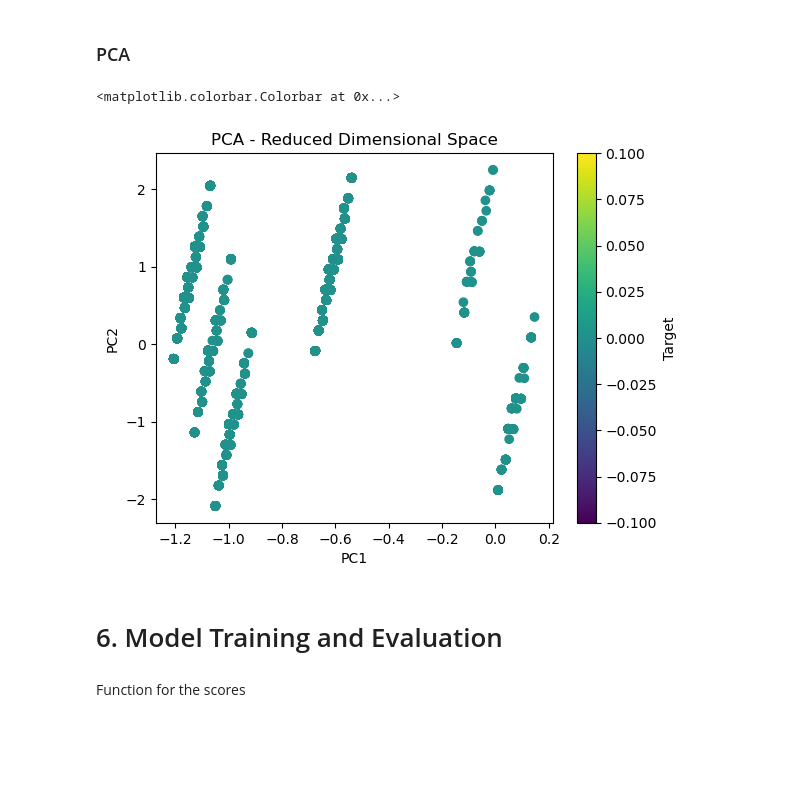
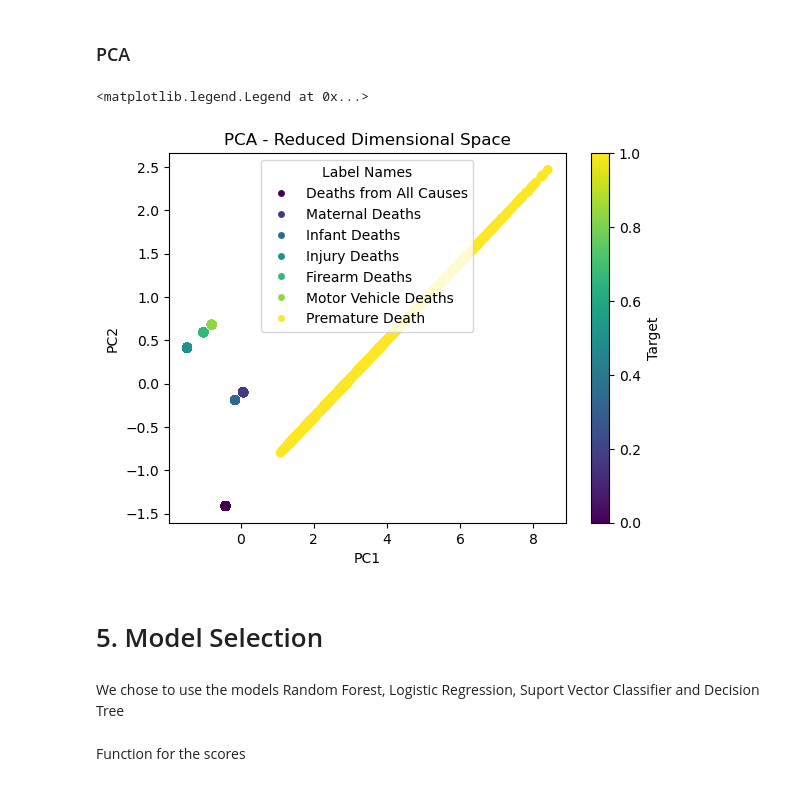
Before and after one commit to kohlerch/G4C-Project, a Jupyter notebook: Project/big-cities-health/Deaths_PreProcessing.ipynb, the cells around one changed output. Drawn from its saved outputs; the diff is of its cells as text; code cells hidden in the pictures; blank space fills up the shorter version.

```diff
--- a/Project/big-cities-health/Deaths.ipynb
+++ b/Project/big-cities-health/Deaths_PreProcessing.ipynb
@@ -568,7 +575,7 @@ We don't use persons or years AND metri cat item yaxis label because they have t
 # %% [markdown]
 ### PCA
 # %%
-X = data[feature_selection]
+X = data[feature_selection_RF]
 y = data['metric_item_label']
 # %%
 sc = StandardScaler()
@@ -579,17 +586,38 @@ X_pca = pca.fit_transform(X_scaled)
 # %%
 data_pca = pd.DataFrame(X_pca, columns=['PC1', 'PC2'])
 data_pca['metric_item_label'] = y
+# %%
+unique_labels = data_pca['metric_item_label'].unique()
+num_labels = len(unique_labels)
+colors = plt.cm.get_cmap('viridis', num_labels)
+# %%
+label_color_map = dict(zip(unique_labels, colors(range(num_labels))))
+# %%
+column_name_mapping = {
+    0: 'Deaths from All Causes',
+    1: 'Firearm Deaths',
+    2: 'Infant Deaths',
+    3: 'Injury Deaths',
+    4: 'Maternal Deaths',
+    5: 'Motor Vehicle Deaths',
+    6: 'Premature Death',
+}
 # %%
-plt.scatter(data_pca['PC1'], data_pca['PC2'], c=data_pca['metric_item_label'], cmap='viridis')
+scatter = plt.scatter(data_pca['PC1'], data_pca['PC2'], c=data_pca['metric_item_label'].map(label_color_map), cmap='viridis')
 plt.xlabel('PC1')
 plt.ylabel('PC2')
 plt.title('PCA - Reduced Dimensional Space')
-plt.colorbar(label='Target')
+plt.colorbar(scatter, label='Target')
+
+legend_elements = [plt.Line2D([0], [0], marker='o', color='w', label=column_name_mapping[label], markerfacecolor=color) for label, color in label_color_map.items()]
+plt.legend(handles=legend_elements, title='Label Names')
 # %% [output]
-<matplotlib.colorbar.Colorbar at 0x...>
+<matplotlib.legend.Legend at 0x...>
-[figure, old version]
+[figure, new version]
-# %% [markdown]
-# 6. Model Training and Evaluation
+# %% [markdown]
+# 5. Model Selection
+# %% [markdown]
+We chose to use the models Random Forest, Logistic Regression, Suport Vector Classifier and Decision Tree
 # %% [markdown]
 Function for the scores
 # %%
```
Also changed, not shown: parts of 36 cells of this notebook, 4 other files.
